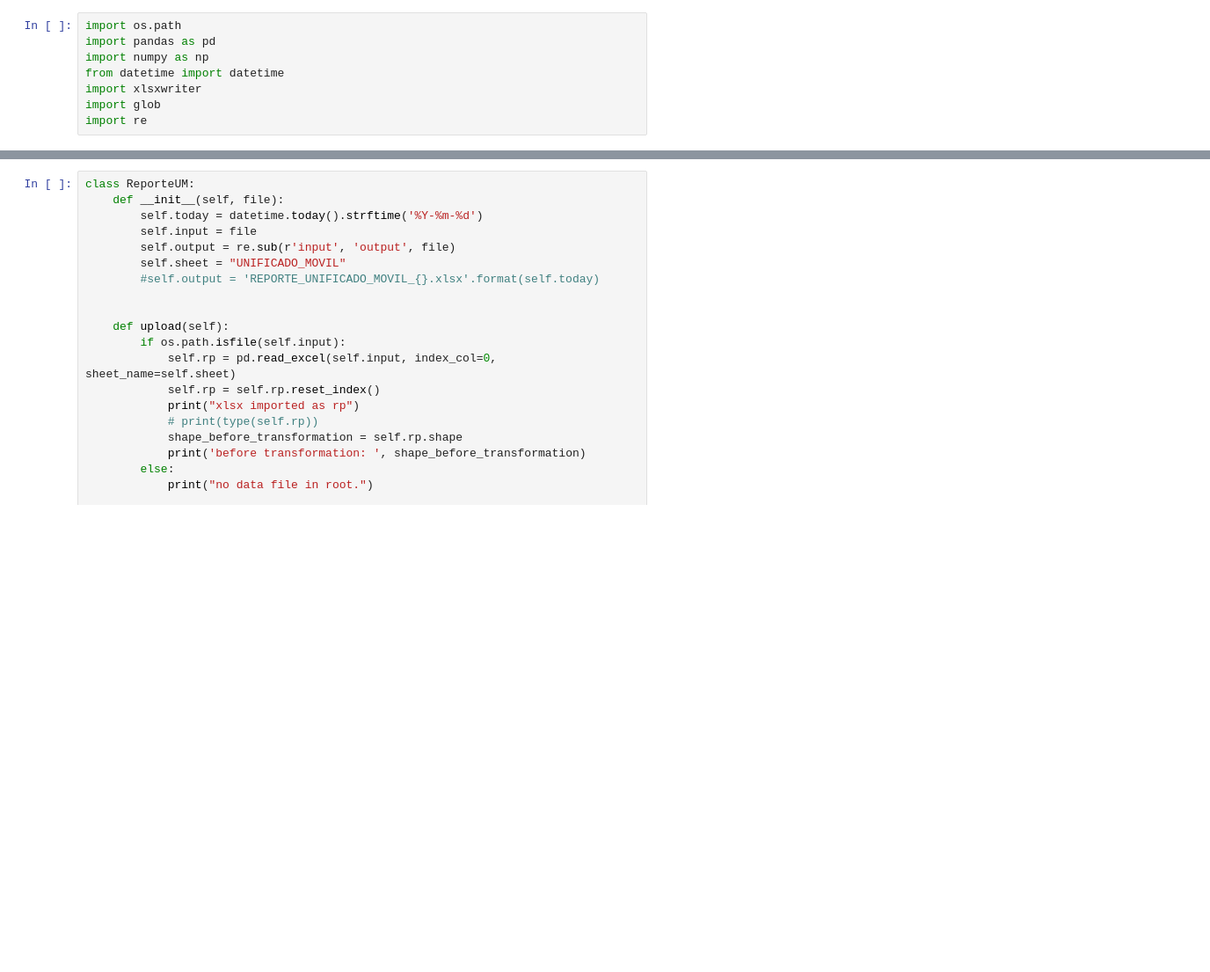
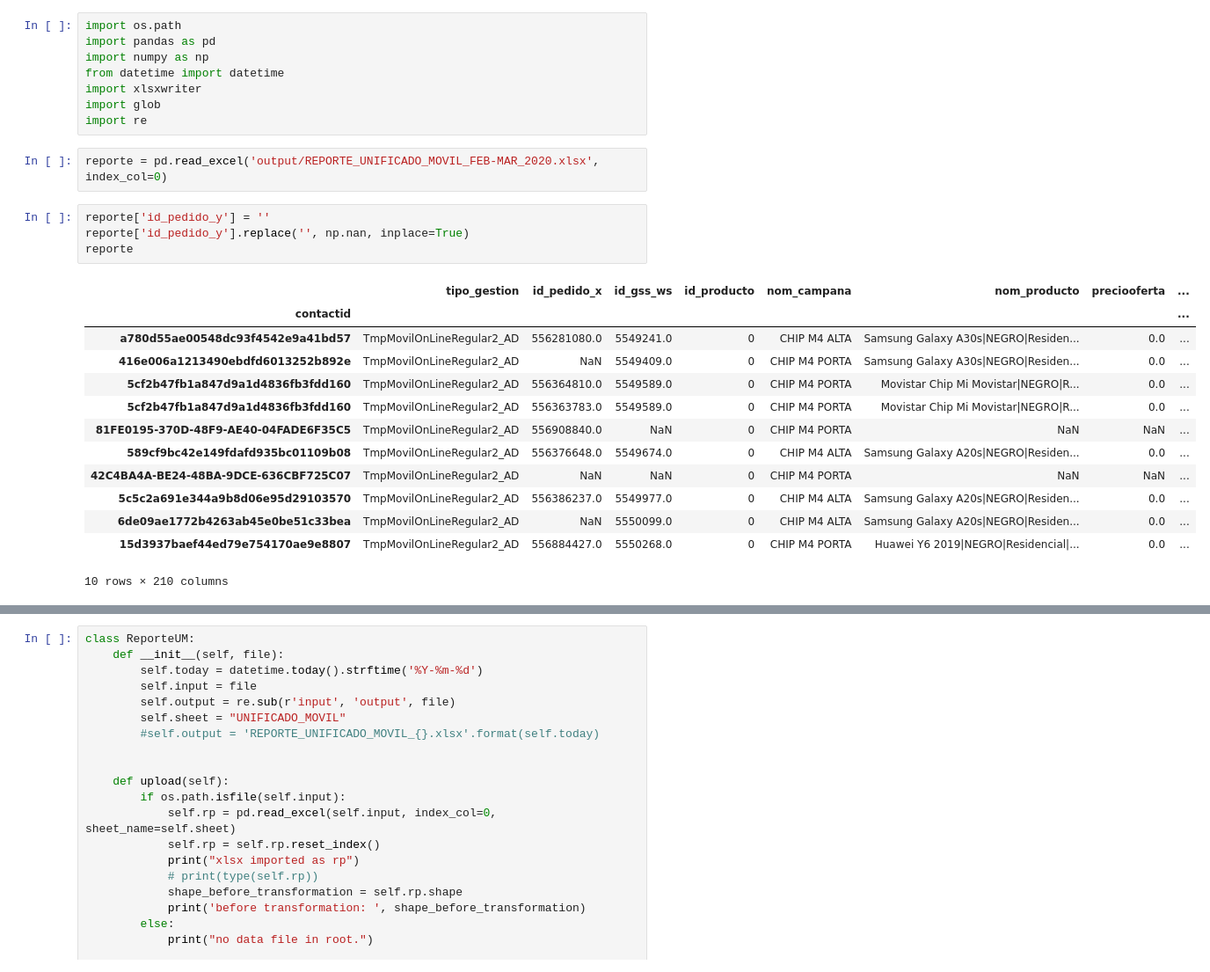
Before and after one commit to vgonzales-attach/reporte-unificado, a Jupyter notebook: reporte_unificado_movil.ipynb, the cells around one changed output, grey strips where cells are left out. Shown: that part at 88% size. Cells and saved outputs as stored; diff of their text form; blank space fills up the shorter version.

```diff
--- a/reporte_unificado_movil.ipynb
+++ b/reporte_unificado_movil.ipynb
@@ -6,3 +6,23 @@ from datetime import datetime
 import xlsxwriter
 import glob
 import re
+# %%
+reporte = pd.read_excel('output/REPORTE_UNIFICADO_MOVIL_FEB-MAR_2020.xlsx', index_col=0)
+# %%
+reporte['id_pedido_y'] = ''
+reporte['id_pedido_y'].replace('', np.nan, inplace=True)
+reporte
+# %% [output]
+|  | tipo_gestion | id_pedido_x | id_gss_ws | id_producto | nom_campana | nom_producto | preciooferta | ... |
+| contactid |  |  |  |  |  |  |  | ... |
+| a780d55ae00548dc93f4542e9a41bd57 | TmpMovilOnLineRegular2_AD | 556281080.0 | 5549241.0 | 0 | CHIP M4 ALTA | Samsung Galaxy A30s|NEGRO|Residen... | 0.0 | ... |
+| 416e006a1213490ebdfd6013252b892e | TmpMovilOnLineRegular2_AD | NaN | 5549409.0 | 0 | CHIP M4 PORTA | Samsung Galaxy A30s|NEGRO|Residen... | 0.0 | ... |
+| 5cf2b47fb1a847d9a1d4836fb3fdd160 | TmpMovilOnLineRegular2_AD | 556364810.0 | 5549589.0 | 0 | CHIP M4 PORTA | Movistar Chip Mi Movistar|NEGRO|R... | 0.0 | ... |
+| 5cf2b47fb1a847d9a1d4836fb3fdd160 | TmpMovilOnLineRegular2_AD | 556363783.0 | 5549589.0 | 0 | CHIP M4 PORTA | Movistar Chip Mi Movistar|NEGRO|R... | 0.0 | ... |
+| 81FE0195-370D-48F9-AE40-04FADE6F35C5 | TmpMovilOnLineRegular2_AD | 556908840.0 | NaN | 0 | CHIP M4 PORTA | NaN | NaN | ... |
+| 589cf9bc42e149fdafd935bc01109b08 | TmpMovilOnLineRegular2_AD | 556376648.0 | 5549674.0 | 0 | CHIP M4 ALTA | Samsung Galaxy A20s|NEGRO|Residen... | 0.0 | ... |
+| 42C4BA4A-BE24-48BA-9DCE-636CBF725C07 | TmpMovilOnLineRegular2_AD | NaN | NaN | 0 | CHIP M4 PORTA | NaN | NaN | ... |
+| 5c5c2a691e344a9b8d06e95d29103570 | TmpMovilOnLineRegular2_AD | 556386237.0 | 5549977.0 | 0 | CHIP M4 ALTA | Samsung Galaxy A20s|NEGRO|Residen... | 0.0 | ... |
+| 6de09ae1772b4263ab45e0be51c33bea | TmpMovilOnLineRegular2_AD | NaN | 5550099.0 | 0 | CHIP M4 ALTA | Samsung Galaxy A20s|NEGRO|Residen... | 0.0 | ... |
+| 15d3937baef44ed79e754170ae9e8807 | TmpMovilOnLineRegular2_AD | 556884427.0 | 5550268.0 | 0 | CHIP M4 PORTA | Huawei Y6 2019|NEGRO|Residencial|... | 0.0 | ... |
+10 rows × 210 columns
```
Also changed, not shown: parts of 1 cell of this notebook, 2 other files.
